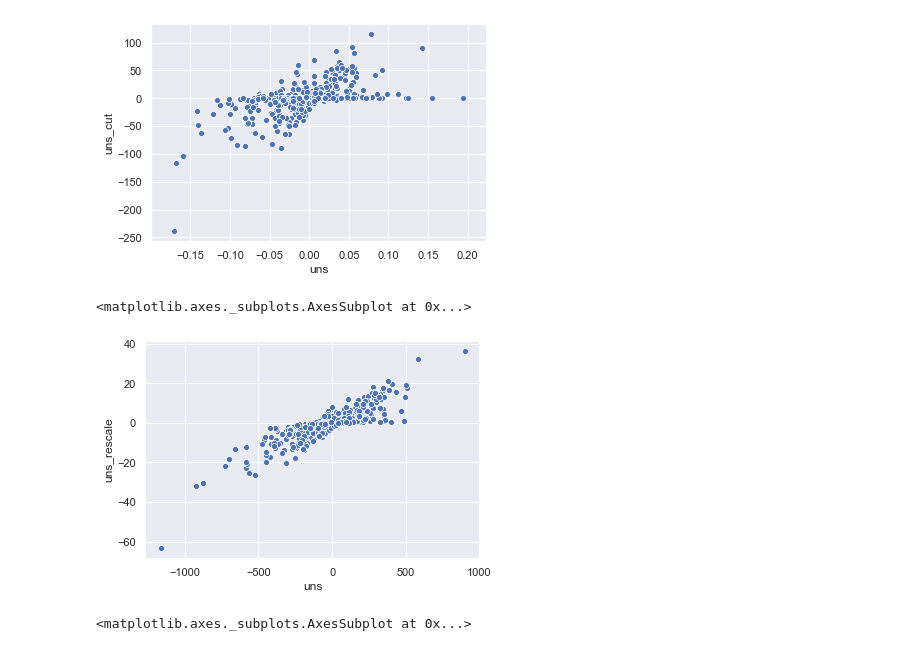
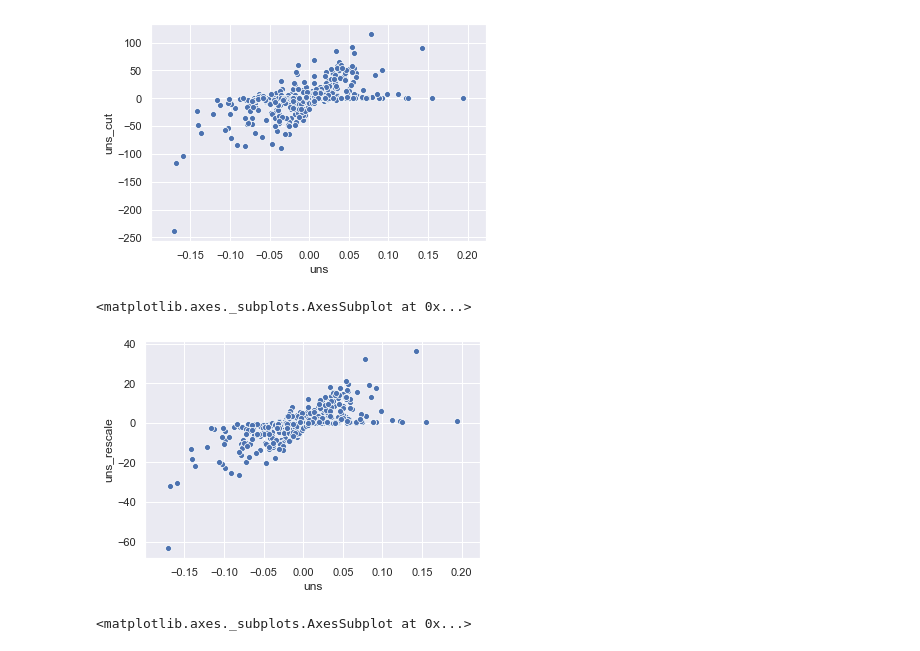
Before and after one commit to velocirobbie/labour-campaigns, a Jupyter notebook: cutoff_compare.ipynb, the cells around one changed output. Saved outputs shown, nothing was run; the diff lists cells and outputs as text; code cells hidden in the pictures.

```diff
--- a/cutoff_compare.ipynb
+++ b/cutoff_compare.ipynb
@@ -207,13 +216,21 @@ def calc_campaign_conf(demographic_data, constit_score,
     #assert np.all( demographic_data.index == constit_score.index )
     significance = calc_significance_matrix(demographic_data, constit_score, dist_func, **kwargs)
     return pd.Series(np.sum(significance,1),index=constits_id)
+
+def calc_local_density(demographic_data, dist_func=distance, **kwargs):
+    X_scaled      = preprocessing.scale(demographic_data)
+    dist_matrix   = dist_func(X_scaled, **kwargs)
+    local_density = np.zeros(dist_matrix.shape)
+    np.divide(np.ones(dist_matrix.shape), dist_matrix, where=dist_matrix!=0,
+             out=local_density)
+    return pd.Series(np.sum(local_density,1),index=constits_id)
 # %%
 cutoff = 1
 results = pd.DataFrame({
                         'constituency': constits_name,
                         'uns': calc_campaign_conf(demographic_data, scores['uns']),
                         'uns_cut': calc_campaign_conf(demographic_data, scores['uns'],distance_cutoff, cutoff=cutoff),
-                        'uns_rescale': calc_campaign_conf(demographic_data, scores['uns'],distance_rescale, exponent=10)
+                        'uns_rescale': calc_campaign_conf(demographic_data, scores['uns'],distance_rescale, exponent=10),
                        }, index = constits_id)
 results.head()
 # %% [output]
@@ -224,3 +241,10 @@ results.head()
 | E14000832 | Newcastle Upon Tyne East | 5.107099 | 0.000000 | -0.099379 |
 | E14000833 | Newcastle Upon Tyne North | -86.876725 | 2.787251 | -0.537045 |
 | E14000982 | Sunderland Central | -207.788400 | 0.000000 | -1.390275 |
+# %%
+local_density = calc_local_density(demographic_data,dist_func=distance_rescale,exponent=10)
+local_density = pd.DataFrame({'constituency': constits_name,
+                   'density': local_density})
+results['density'] = local_density['density']
+results['uns_rescale_normal'] = results['uns_rescale'] / local_density['density']
+results.sort_values('uns_rescale_normal',ascending=False)
@@ -240,10 +293,10 @@ sns.scatterplot(x=scores['uns'],y=results['uns_cut'])
 <matplotlib.axes._subplots.AxesSubplot at 0x...>
 [figure]
 # %%
-sns.scatterplot(x=results['uns'],y=results['uns_rescale'])
+sns.scatterplot(x=scores['uns'],y=results['uns_rescale'])
 # %% [output]
 <matplotlib.axes._subplots.AxesSubplot at 0x...>
-[figure, old version]
+[figure, new version]
 # %%
 sns.distplot(results['uns_rescale'])
 # %% [output]
```
Also changed, not shown: parts of 22 cells of this notebook, 1 other file.
